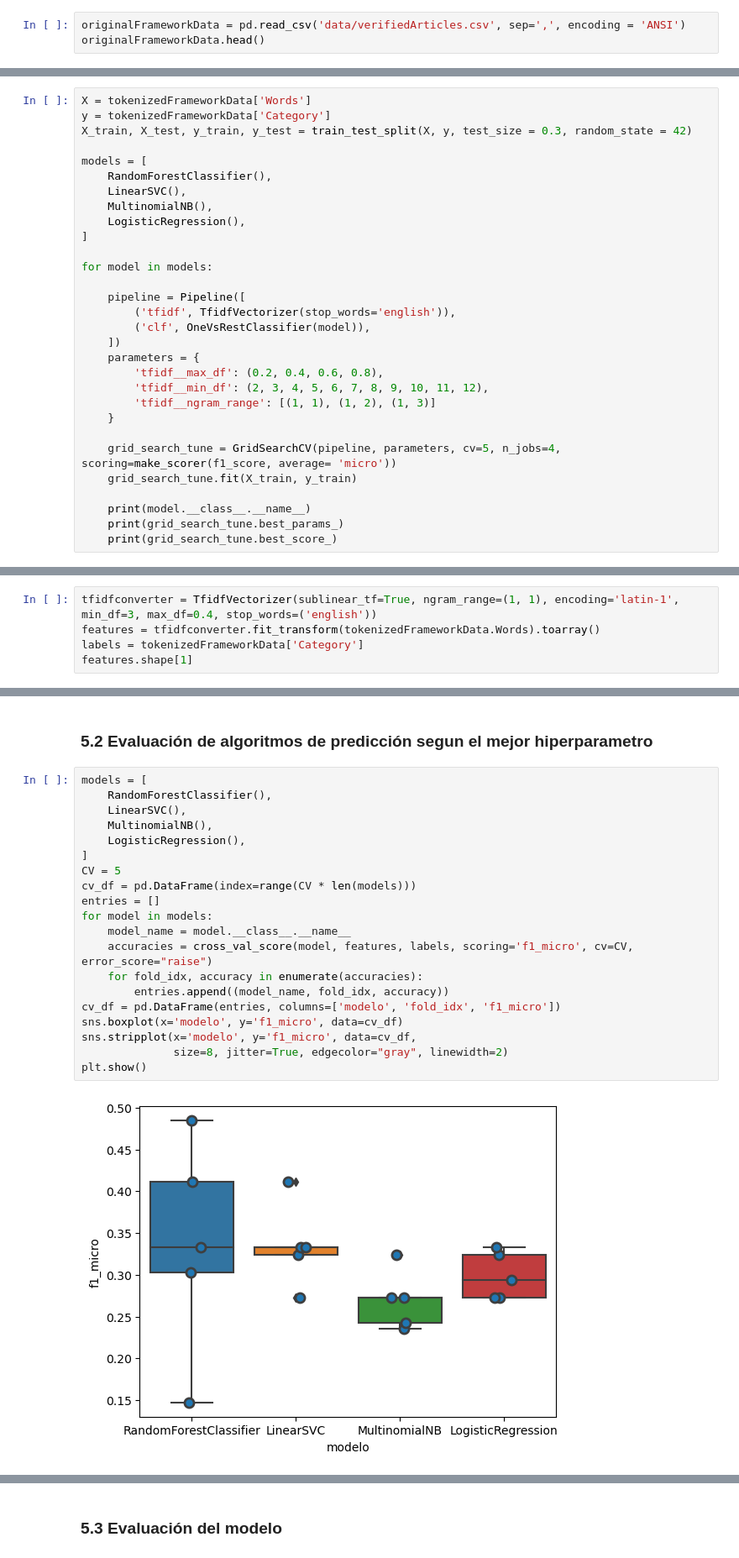
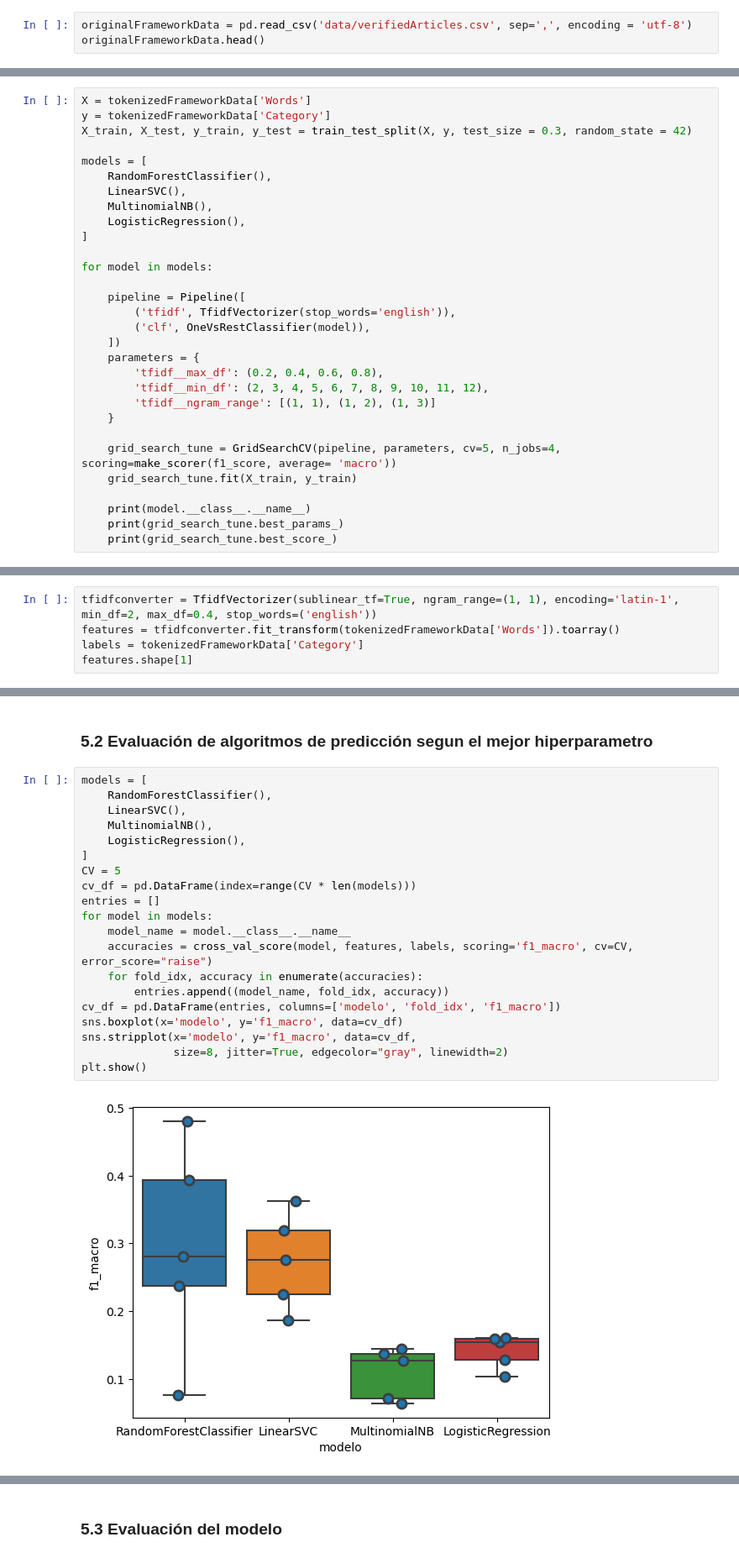
Before and after one commit to LeandroYara/Proyecto-de-grado_Clasificacion-de-portafolios, a Jupyter notebook: AnalisisModelo.ipynb, the cells around one changed output, grey strips where cells are left out. Shown at 84% size. Drawn from its saved outputs; the diff is of its cells as text.

```diff
--- a/AnalisisModelo.ipynb
+++ b/AnalisisModelo.ipynb
@@ -58,7 +58,7 @@ scopusData.head()
 | 4 | Giuffrè M.; Shung D.L. | Giuffrè, Mauro (57210704630); Shu... | 57210704630; 56447050200 | Harnessing the power of synthetic... | 2023 | npj Digital Medicine | 6 | 1 | 186 | ... |
 5 rows × 46 columns
 # %%
-originalFrameworkData = pd.read_csv('data/verifiedArticles.csv', sep=',', encoding = 'ANSI')
+originalFrameworkData = pd.read_csv('data/verifiedArticles.csv', sep=',', encoding = 'utf-8')
 originalFrameworkData.head()
 # %% [output]
 |  | Title | Link | Abstract | Name | Category | Criteria |
@@ -617,7 +657,7 @@ for model in models:
         'tfidf__ngram_range': [(1, 1), (1, 2), (1, 3)]
     }
 
-    grid_search_tune = GridSearchCV(pipeline, parameters, cv=5, n_jobs=4, scoring=make_scorer(f1_score, average= 'micro'))
+    grid_search_tune = GridSearchCV(pipeline, parameters, cv=5, n_jobs=4, scoring=make_scorer(f1_score, average= 'macro'))
     grid_search_tune.fit(X_train, y_train)
 
     print(model.__class__.__name__)
@@ -639,6 +679,6 @@ LogisticRegression
 # %%
-tfidfconverter = TfidfVectorizer(sublinear_tf=True, ngram_range=(1, 1), encoding='latin-1', min_df=3, max_df=0.4, stop_words=('english'))
-features = tfidfconverter.fit_transform(tokenizedFrameworkData.Words).toarray()
+tfidfconverter = TfidfVectorizer(sublinear_tf=True, ngram_range=(1, 1), encoding='latin-1', min_df=2, max_df=0.4, stop_words=('english'))
+features = tfidfconverter.fit_transform(tokenizedFrameworkData['Words']).toarray()
 labels = tokenizedFrameworkData['Category']
 features.shape[1]
 # %% [output]
@@ -648,23 +688,23 @@ features.shape[1]
 # %%
 models = [
     RandomForestClassifier(),
     LinearSVC(),
     MultinomialNB(),
     LogisticRegression(),
 ]
 CV = 5
 cv_df = pd.DataFrame(index=range(CV * len(models)))
 entries = []
 for model in models:
     model_name = model.__class__.__name__
-    accuracies = cross_val_score(model, features, labels, scoring='f1_micro', cv=CV, error_score="raise")
+    accuracies = cross_val_score(model, features, labels, scoring='f1_macro', cv=CV, error_score="raise")
     for fold_idx, accuracy in enumerate(accuracies):
         entries.append((model_name, fold_idx, accuracy))
-cv_df = pd.DataFrame(entries, columns=['modelo', 'fold_idx', 'f1_micro'])
-sns.boxplot(x='modelo', y='f1_micro', data=cv_df)
-sns.stripplot(x='modelo', y='f1_micro', data=cv_df,
+cv_df = pd.DataFrame(entries, columns=['modelo', 'fold_idx', 'f1_macro'])
+sns.boxplot(x='modelo', y='f1_macro', data=cv_df)
+sns.stripplot(x='modelo', y='f1_macro', data=cv_df,
               size=8, jitter=True, edgecolor="gray", linewidth=2)
 plt.show()
 # %% [output]
-[figure, old version]
+[figure, new version]
 # %%
```
Also changed, not shown: parts of 19 cells of this notebook, 22 other files.
